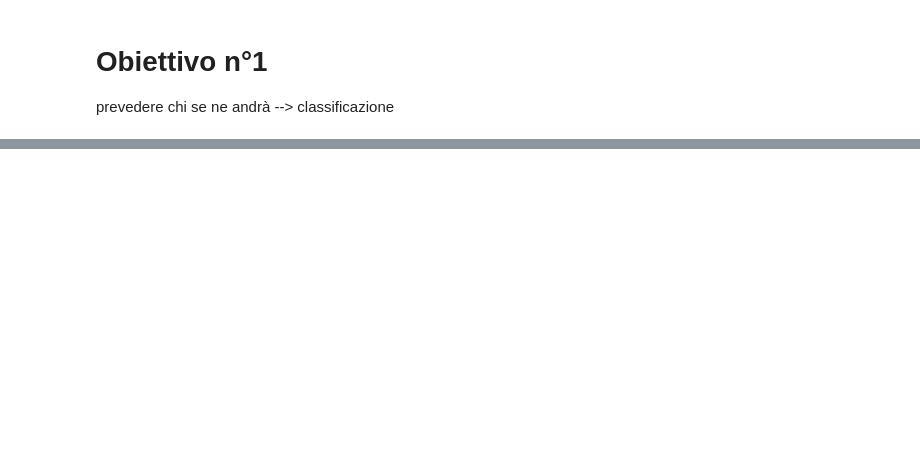
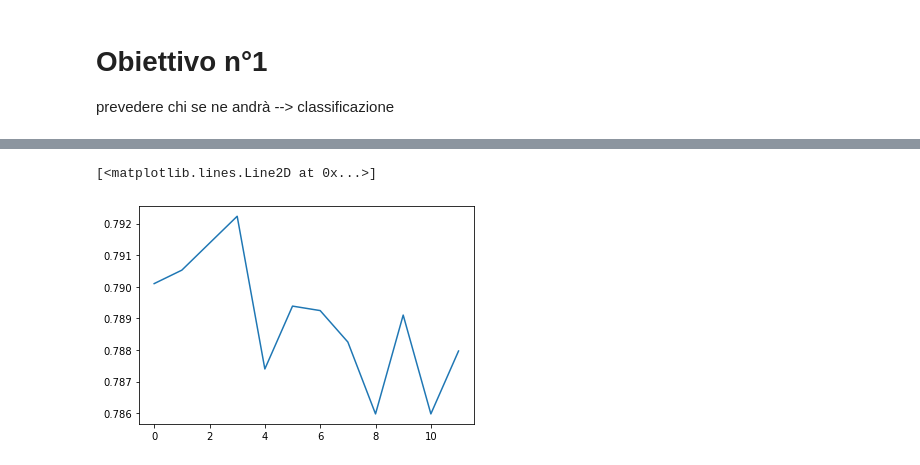
Before and after one commit to LucaCavioni/UFS-04_CHURN-Analisis, a Jupyter notebook: notebook/Model.ipynb, the cells around one changed output, grey strips where cells are left out. Cells and saved outputs as stored; diff of their text form; code cells hidden in the pictures; blank space fills up the shorter version.

```diff
--- a/notebook/Model.ipynb
+++ b/notebook/Model.ipynb
@@ -15,7 +18,7 @@ from data.carica_dati import get_data
 # %%
 df = get_data()
 # %%
-X = df.iloc[:,1:-1] #scegliere colonne
+X = df.iloc[:,:-1] #scegliere colonne
 Y = df.Churn
 # %%
 X_train,X_test,Y_train,Y_test=train_test_split(X,Y,test_size=0.20,random_state=42)
@@ -35,0 +82,8 @@ accuracy_score(Y_test,c)
+# %%
+grid_params = {'n_estimators':[150,200,250,300],
+               'max_depth':[15,20,25]}
+
+model = RandomForestClassifier()
+
+clf = GridSearchCV(model, param_grid=grid_params, n_jobs=-1, cv=5)
+clf.fit(X, Y)
@@ -35,0 +102,3 @@ accuracy_score(Y_test,c)
+# %%
+df_res = pd.DataFrame(clf.cv_results_)
+df_res
@@ -35,0 +119,6 @@ accuracy_score(Y_test,c)
+# %%
+
+plt.plot(df_res.mean_test_score)
+# %% [output]
+[<matplotlib.lines.Line2D at 0x...>]
+[figure, added]
```
Also changed, not shown: parts of 16 cells of this notebook, 6 other files.
